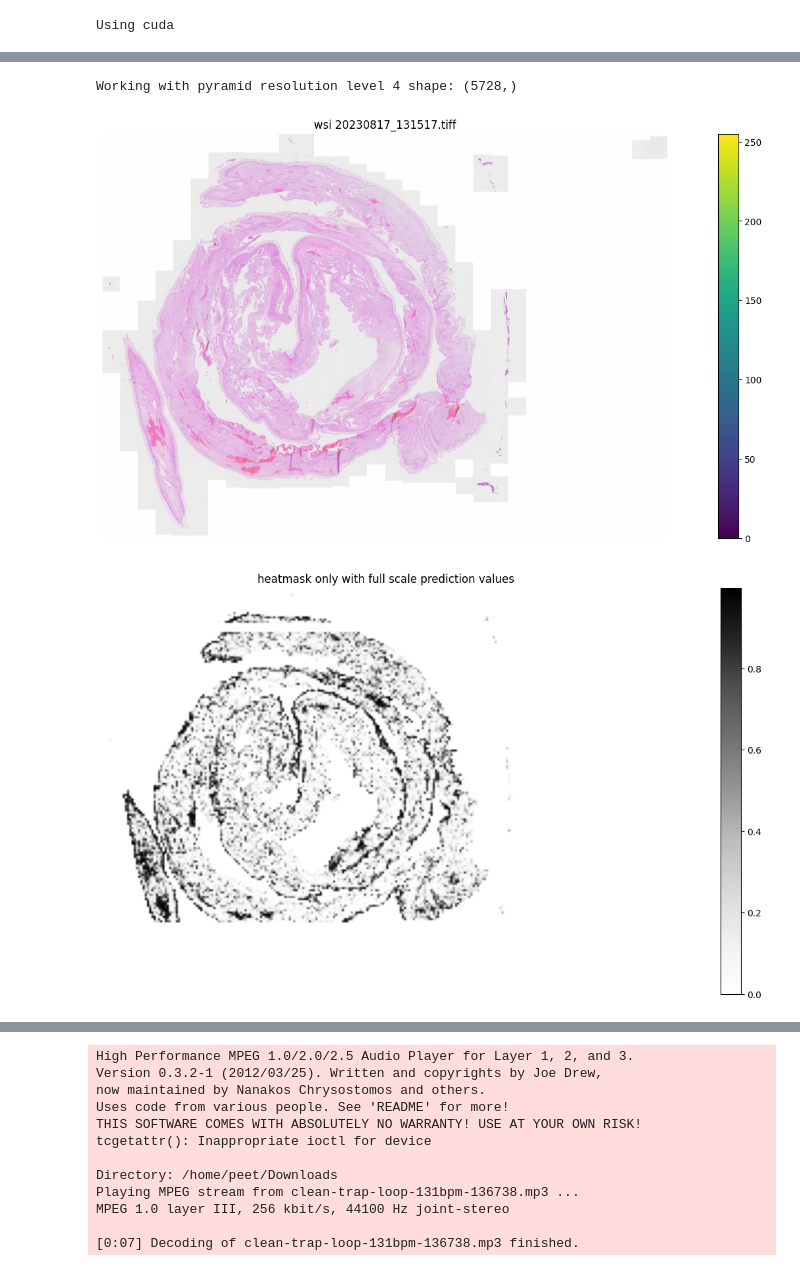
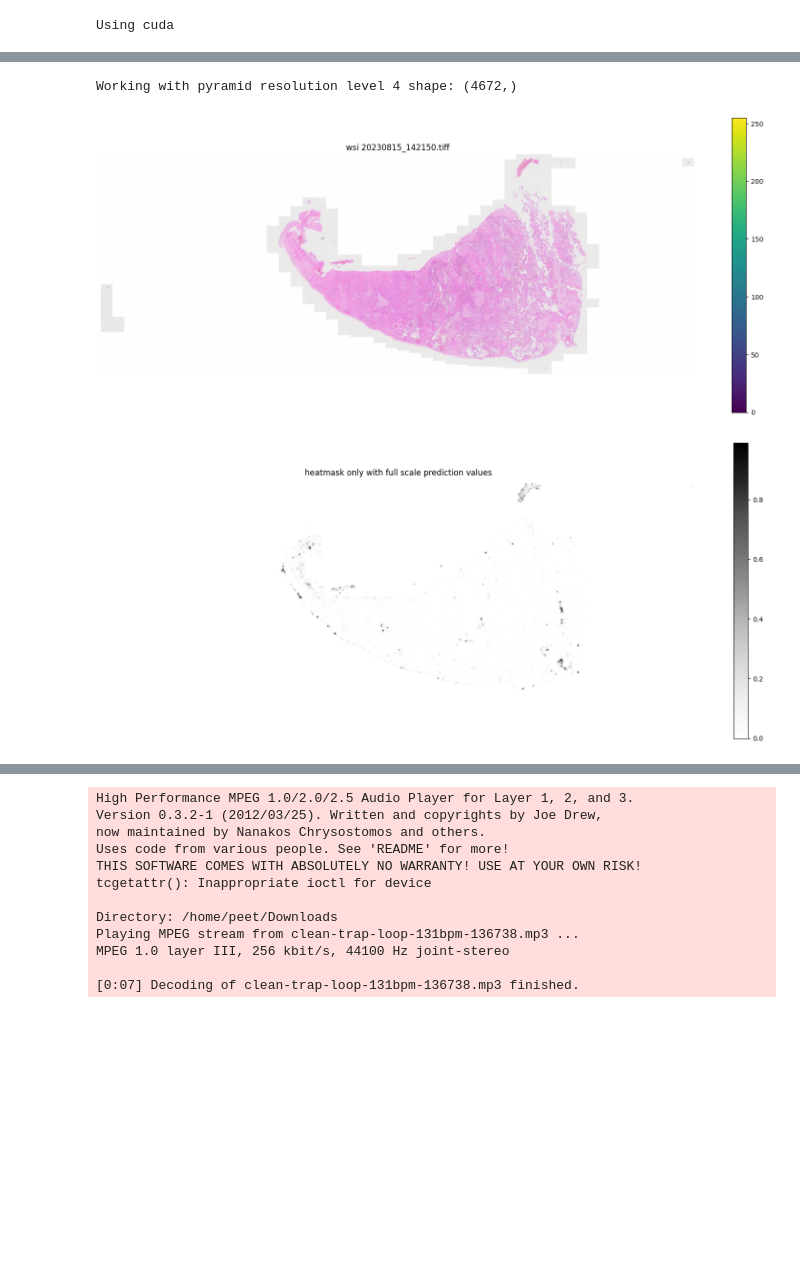
Before and after one commit to ph4s3r/cupid, a Jupyter notebook: slide-infer.ipynb, the cells around one changed output, grey strips where cells are left out. Saved outputs shown, nothing was run; the diff lists cells and outputs as text; code cells hidden in the pictures; blank space fills up the shorter version.

```diff
--- a/slide-infer.ipynb
+++ b/slide-infer.ipynb
@@ -2,8 +2,9 @@
 # load pngs -> dali dataloader #
 ################################
 
+wsi_seq = '20230815_142150'
+
 base_dir = "/mnt/bigdata/placenta/"
-tile_subdir = "tiles-infer-zero/20230817_131517/"
 
 import dali
 import torch
@@ -13,7 +14,7 @@ from nvidia.dali.plugin.pytorch import LastBatchPolicy
 from nvidia.dali.plugin.pytorch import DALIClassificationIterator
 
 base_dir = Path(base_dir)
-tile_dir = base_dir / Path(tile_subdir)
+tile_dir = base_dir / Path("tiles/" + wsi_seq +"/")
 
 batch_size = 64 # need to find max that fits into the memory
 
@@ -29,11 +30,11 @@ pii = DALIClassificationIterator(pipe, last_batch_padded=True, last_batch_policy
 # load model #
 ##############
 
+model_checkpoint_file = "/mnt/bigdata/placenta/training_checkpoints/vague-smilodon15.ckpt"
+
 from nvidia_resnets.resnet import (
     se_resnext101_32x4d,
 )
-
-model_checkpoint_file = "/mnt/bigdata/placenta/training_checkpoints/hairy-tuatara37.ckpt"
 
 model = se_resnext101_32x4d(
     pretrained=True
@@ -51,7 +52,7 @@ model.load_state_dict(checkpoint["model_state_dict"])
 ############
 
 tile_size = 500
-wsi_file = "/mnt/bigdata/plc/wsi/20230817_131517.tiff"
+wsi_file = "/mnt/bigdata/placenta/wsi/" + wsi_seq + ".tiff"
 
 import matplotlib.pyplot as plt
 # from pathml.utils import plot_mask
@@ -153,7 +162,7 @@ predictions_per_tile, heatmask = infer(pii, model, slide_dim=pml_wsi.shape, tile
 # %% [output]
 Using cuda
 # %%
-pos_threshold = 0.9
+pos_threshold = 0.4
 # how many tiles predicted to have an endpoint if we consider an endpoint as greater than pos_threshold probability
 positiles = 0
 for n in predictions_per_tile:
@@ -277,34 +286,34 @@ plt.show()
 
 writer.add_figure('Full spectrum heatmask', fig)
 
 # display heatmask with threshold
 fig = plt.figure(figsize=(20, 8))
 wsi_height, wsi_width = pml_wsi.shape
 extent = [0, wsi_width, wsi_height, 0]
 thresholded_heatmask = ma.masked_outside(heatmask, pos_threshold, 1)
 plt.imshow(thresholded_heatmask, cmap='YlGnBu', alpha=1, extent=extent, interpolation='nearest')
 plt.colorbar()
 plt.title(f'heatmask only above threshold of {pos_threshold}')
 plt.axis('off')
 plt.show()
 
 writer.add_figure(f'Heatmask only in range between {pos_threshold} and 1', fig)
 
 # display heatmask drawn on wsi
 plt.figure(figsize=(20, 8))
 wsi_height, wsi_width = pml_wsi.shape
 # extent = [0, wsi_width, wsi_height, 0] ??? also works
 extent = [0, wsi_width, wsi_height, 0]
 plt.imshow(region, extent=extent)
-plt.imshow(heatmask, cmap='Greys', alpha=0.7, extent=extent, interpolation='nearest')
+plt.imshow(heatmask, cmap='Greys', alpha=0.5, extent=extent, interpolation='nearest')
 plt.colorbar()
 plt.title('heatmask overlay on wsi')
 plt.axis('off')
 plt.show()
 
 writer.add_figure(f'Full spectrum heatmask overlay on wsi', fig)
 writer.close()
 # %% [output]
-Working with pyramid resolution level 4 shape: (5728,)
+Working with pyramid resolution level 4 shape: (4672,)
-[figure, old version]
+[figure, new version]
-[figure, old version]
+[figure, new version]
```
Also changed, not shown: parts of 5 cells of this notebook.
